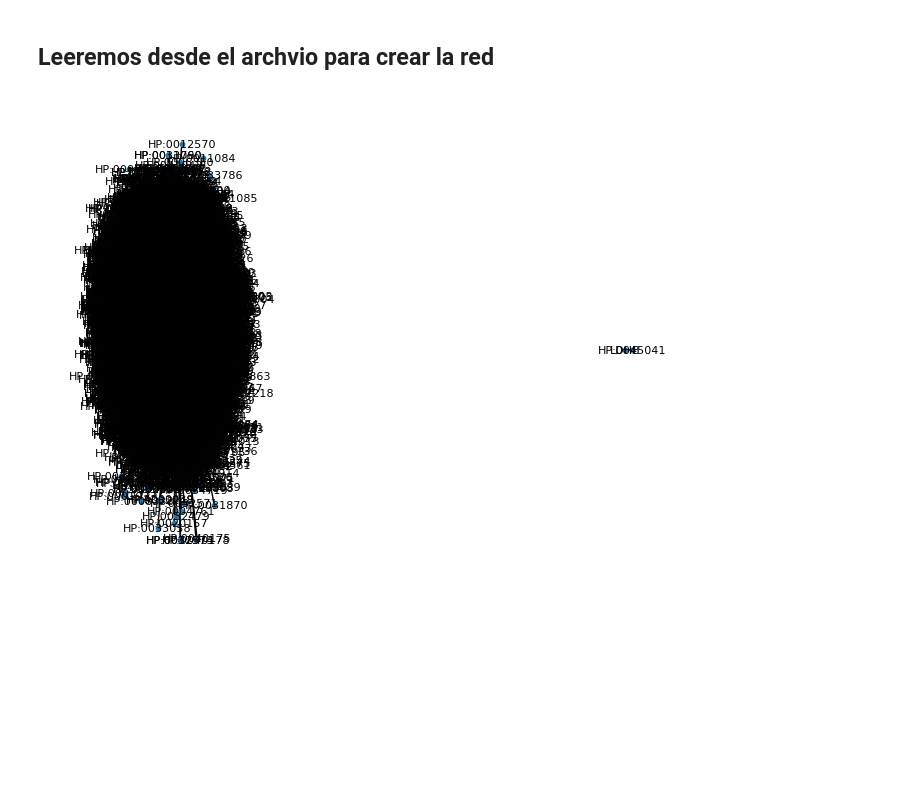
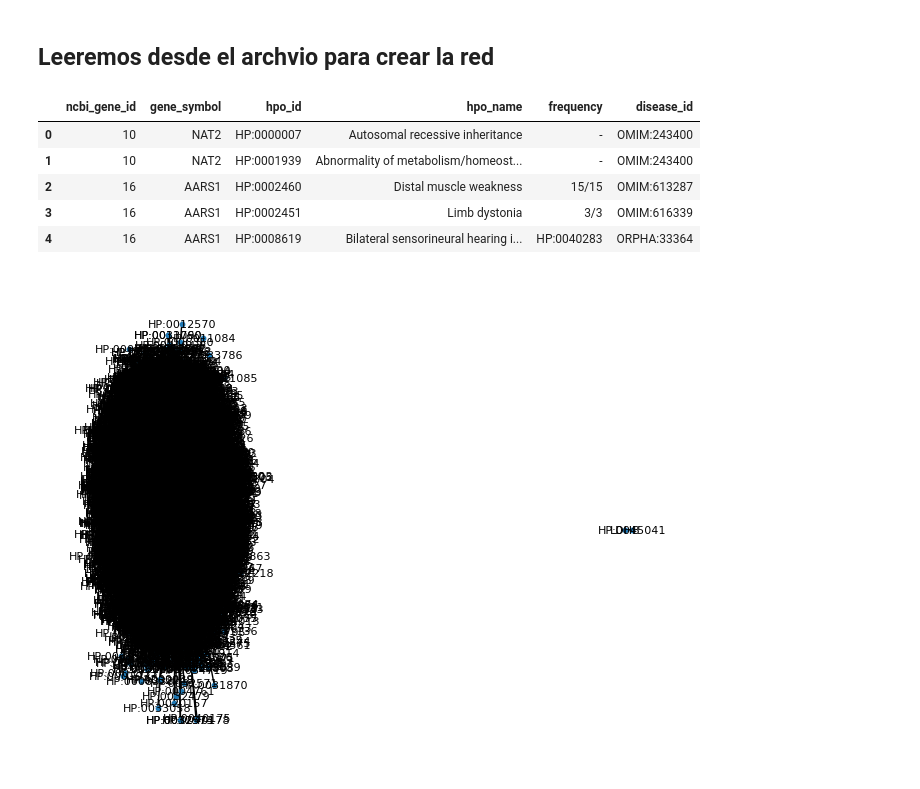
Before and after one commit to nmartinser/HPO_Dysgraphia, a Jupyter notebook: code/grafoGenes_asociado_hpo_dys.ipynb, the cells around one changed output. Saved outputs shown, nothing was run; the diff lists cells and outputs as text; code cells hidden in the pictures; blank space fills up the shorter version.

```diff
--- a/code/grafoGenes_asociado_hpo_dys.ipynb
+++ b/code/grafoGenes_asociado_hpo_dys.ipynb
@@ -42,6 +42,15 @@ for _, row in df.iterrows():
     G.add_node(gene_symbol, bipartite=0)  # genes en la primera partición
     G.add_node(hpo_id, bipartite=1)       # HPO IDs en la segunda partición
     G.add_edge(gene_symbol, hpo_id)
+# %%
+df.head()
+# %% [output]
+|  | ncbi_gene_id | gene_symbol | hpo_id | hpo_name | frequency | disease_id |
+| 0 | 10 | NAT2 | HP:0000007 | Autosomal recessive inheritance | - | OMIM:243400 |
+| 1 | 10 | NAT2 | HP:0001939 | Abnormality of metabolism/homeost... | - | OMIM:243400 |
+| 2 | 16 | AARS1 | HP:0002460 | Distal muscle weakness | 15/15 | OMIM:613287 |
+| 3 | 16 | AARS1 | HP:0002451 | Limb dystonia | 3/3 | OMIM:616339 |
+| 4 | 16 | AARS1 | HP:0008619 | Bilateral sensorineural hearing i... | HP:0040283 | ORPHA:33364 |
 # %%
 pos = nx.spring_layout(G)
 
```
Also changed, not shown: parts of 7 cells of this notebook.
